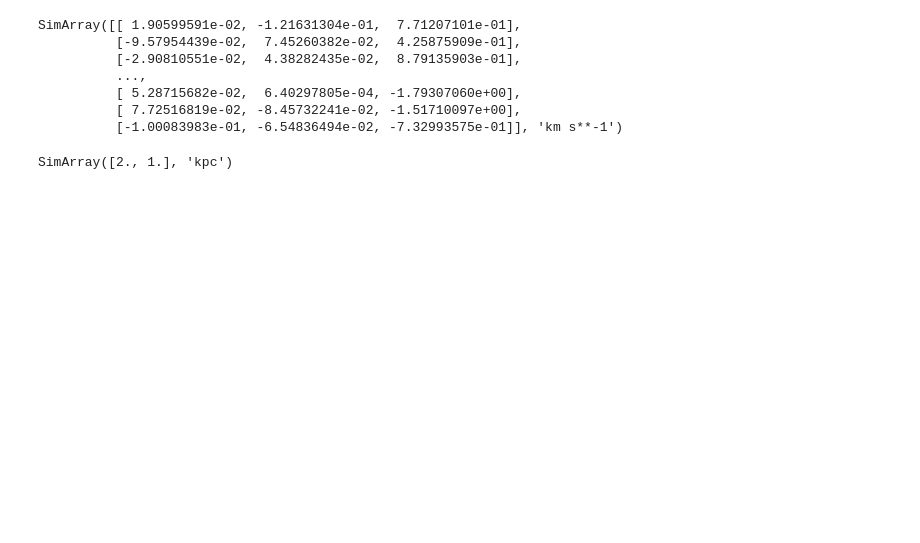
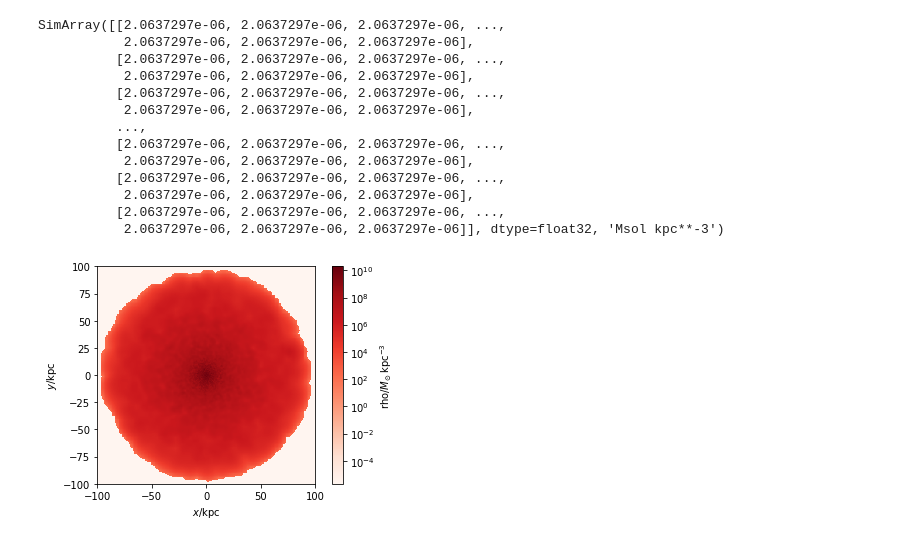
Before and after one commit to N-body-group-Reed/isolated-galaxy, a Jupyter notebook: will/IC generation.ipynb, the cells around one changed output. Drawn from its saved outputs; the diff is of its cells as text; code cells hidden in the pictures; blank space fills up the shorter version.

Commit message:
Updated vers. of IC gen
Updated with comments and implementation of gravitational potential for initial conditions.

```diff
--- a/will/IC generation.ipynb
+++ b/will/IC generation.ipynb
@@ -55,6 +120,15 @@ def genPartList(rmax,ntot,nbins,denFunc,rotafunc): #assumes radial symmetry on f
+# %%
+#
+# Some specific potential functions. collapses into single function for sake of simpson integration.
+#
+def starpot(r):
+    return noahDenFunc(r)*2*math.pi*r*np.heaviside(10.5-r,1)
+def dmpot(r):
+    return dmHaloFunc(r)*2*math.pi*r
 # %%
 starList = genPartList(10.5,2000,1000,noahDenFunc,vr)
-dmList = genPartList(84.0,18000,5000,dmHaloFunc,vr)
-
-len(starList[0])
+dmList = genPartList(84.0,18000,1000,dmHaloFunc,vr)
+#
+#
+len(dmList[0]) #just there to see if particle counts were correct
 # %% [output]
@@ -62,14 +136,31 @@ len(starList[0])
 # %%
 noahSim = pyn.new(star=len(starList[0]),dm=len(dmList[0]))
+#
+noahSim['pos'].units= 'kpc'
+noahSim['vel'].units= 'km s^-1'
+noahSim['mass'].units= 'Msol'
+#
+sl2=np.asarray(starList[2])#translating from one file format to another: functions will take np arrays, but not lists
+dl2=np.asarray(dmList[2])#
+#
+# Setting position, velocity, softening length, mass, and potential for stars
+#
 noahSim.star['pos']=starList[0]
 noahSim.star['vel']=starList[1]
 noahSim.star['eps']=.075
 noahSim.star['mass']=50000000
+noahSim.star['phi']=(calcPhi(starpot,sl2,1000)*len(sl2)+calcPhi(dmpot,sl2,84)*len(dl2))
+#
+# Same as above, but for dark matter
+#
 noahSim.dm['pos']=dmList[0]
 noahSim.dm['vel']=dmList[1]
 noahSim.dm['eps']=.075
 noahSim.dm['mass']=50000000
-noahSim['pos'].units= 'kpc'
-noahSim['vel'].units= 'km s^-1'
-noahSim['mass'].units= 'Msol'
-noahSim.write(tipsy.TipsySnap,'noahSim.out')
+noahSim.dm['phi']=(calcPhi(starpot,dl2,1000)*len(sl2)+calcPhi(dmpot,dl2,84)*len(dl2))
+#
+noahSim['a']=1.5 #not wure what this is for
+#
+# Setting units and outputting .out into curent folder.
+#
+#noahSim.write(tipsy.TipsySnap,'proten.out')
@@ -114,10 +166,0 @@ SyntaxError: invalid syntax (<ipython-input-10-3344b3893ac4>, line 1)
-# %%
-sim3.dm['vel']
-# %% [output]
-SimArray([[ 1.90599591e-02, -1.21631304e-01,  7.71207101e-01],
-          [-9.57954439e-02,  7.45260382e-02,  4.25875909e-01],
-          [-2.90810551e-02,  4.38282435e-02,  8.79135903e-01],
-          ...,
-          [ 5.28715682e-02,  6.40297805e-04, -1.79307060e+00],
-          [ 7.72516819e-02, -8.45732241e-02, -1.51710097e+00],
-          [-1.00083983e-01, -6.54836494e-02, -7.32993575e-01]], 'km s**-1')
@@ -126,4 +167,20 @@ sim3.star['pos']=[[1,2,3],[1,1,2]]
-# %%
-sim3.star['y']
-# %% [output]
-SimArray([2., 1.], 'kpc')
+# %%
+#Taking a quick look at the initial stuff distribution of this sim.
+noahSim.physical_units()
+pyn.analysis.angmom.faceon(noahSim)
+sph.image(noahSim.dm,width=200,cmap='Reds')
+# %% [output]
+SimArray([[2.0637297e-06, 2.0637297e-06, 2.0637297e-06, ...,
+           2.0637297e-06, 2.0637297e-06, 2.0637297e-06],
+          [2.0637297e-06, 2.0637297e-06, 2.0637297e-06, ...,
+           2.0637297e-06, 2.0637297e-06, 2.0637297e-06],
+          [2.0637297e-06, 2.0637297e-06, 2.0637297e-06, ...,
+           2.0637297e-06, 2.0637297e-06, 2.0637297e-06],
+          ...,
+          [2.0637297e-06, 2.0637297e-06, 2.0637297e-06, ...,
+           2.0637297e-06, 2.0637297e-06, 2.0637297e-06],
+          [2.0637297e-06, 2.0637297e-06, 2.0637297e-06, ...,
+           2.0637297e-06, 2.0637297e-06, 2.0637297e-06],
+          [2.0637297e-06, 2.0637297e-06, 2.0637297e-06, ...,
+           2.0637297e-06, 2.0637297e-06, 2.0637297e-06]], dtype=float32, 'Msol kpc**-3')
+[figure, added]
```
Also changed, not shown: parts of 18 cells of this notebook.
